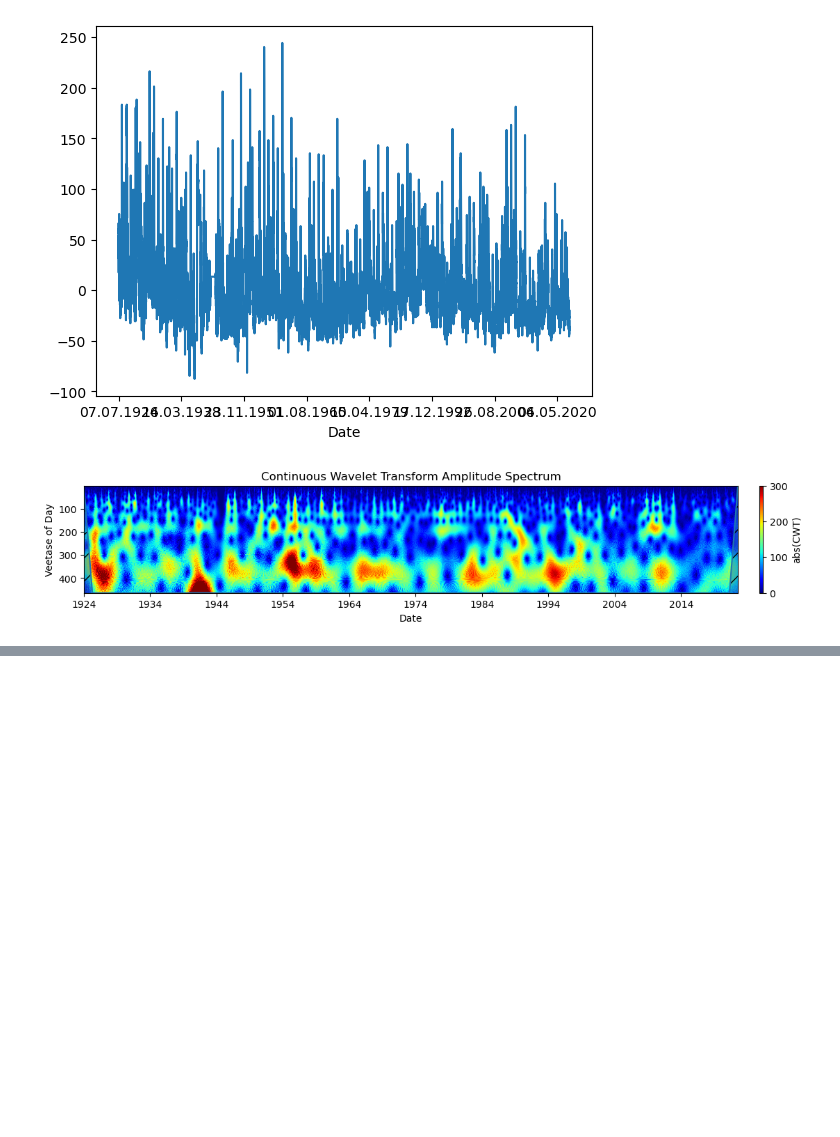
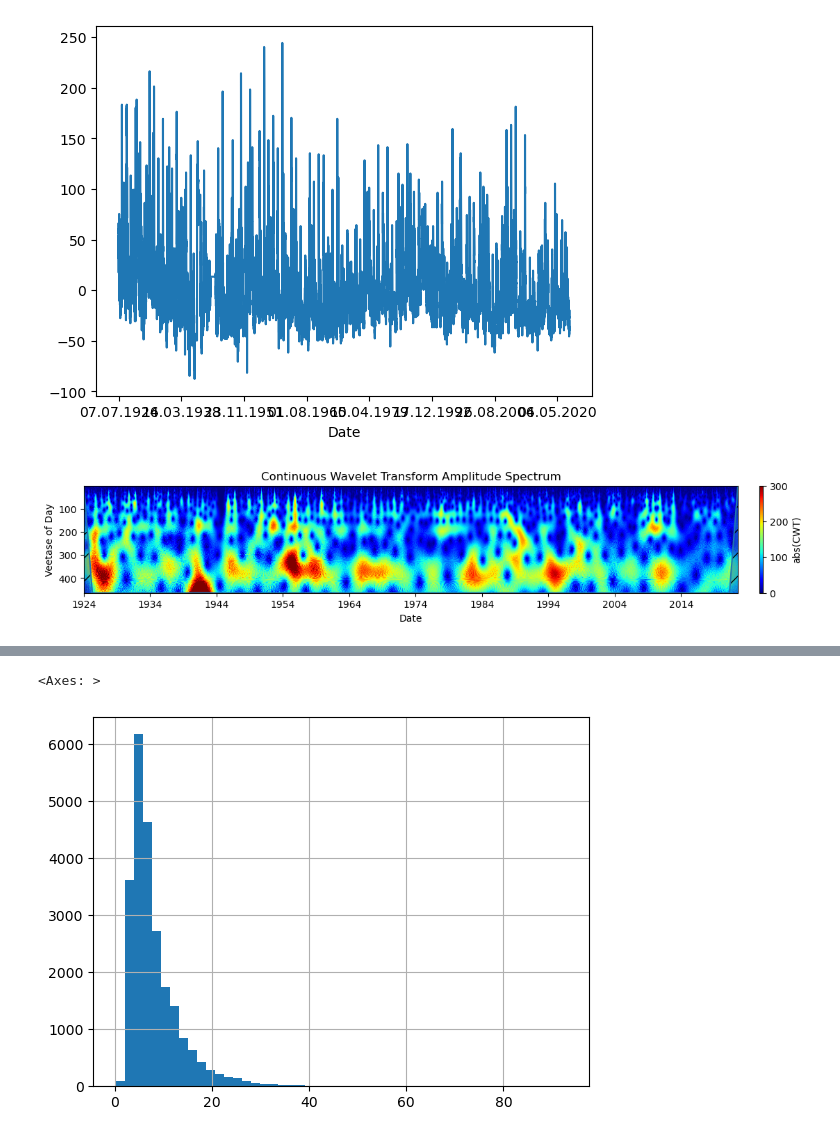
Before and after one commit to RRisto/learning, a Jupyter notebook: audio/wavelet/example_wavelet.ipynb, the cells around one changed output, grey strips where cells are left out. Saved outputs shown, nothing was run; the diff lists cells and outputs as text; code cells hidden in the pictures; blank space fills up the shorter version.

```diff
--- a/audio/wavelet/example_wavelet.ipynb
+++ b/audio/wavelet/example_wavelet.ipynb
@@ -131,0 +136,2 @@ set_x_yearly(ax, len(veetase_rapina), start_year=1924, step=10)
+# %%
+lines=text.split('\n')
@@ -131,0 +142,6 @@ set_x_yearly(ax, len(veetase_rapina), start_year=1924, step=10)
+# %%
+lines_split=[l.replace(',','.').split(';') for l in lines]
+# %%
+df_vool_r=pd.DataFrame(lines_split[1:])
+df_vool_r.columns=['date', 'vooluhulk']
+df_vool_r.shape
@@ -131,0 +159,2 @@ set_x_yearly(ax, len(veetase_rapina), start_year=1924, step=10)
+# %%
+df_vool_r['vooluhulk']=df_vool_r.vooluhulk.ffill().astype(float)
@@ -131,0 +173,5 @@ set_x_yearly(ax, len(veetase_rapina), start_year=1924, step=10)
+# %%
+df_vool_r['vooluhulk'].hist(bins=50)
+# %% [output]
+<Axes: >
+[figure, added]
```
Also changed, not shown: parts of 9 cells of this notebook.
